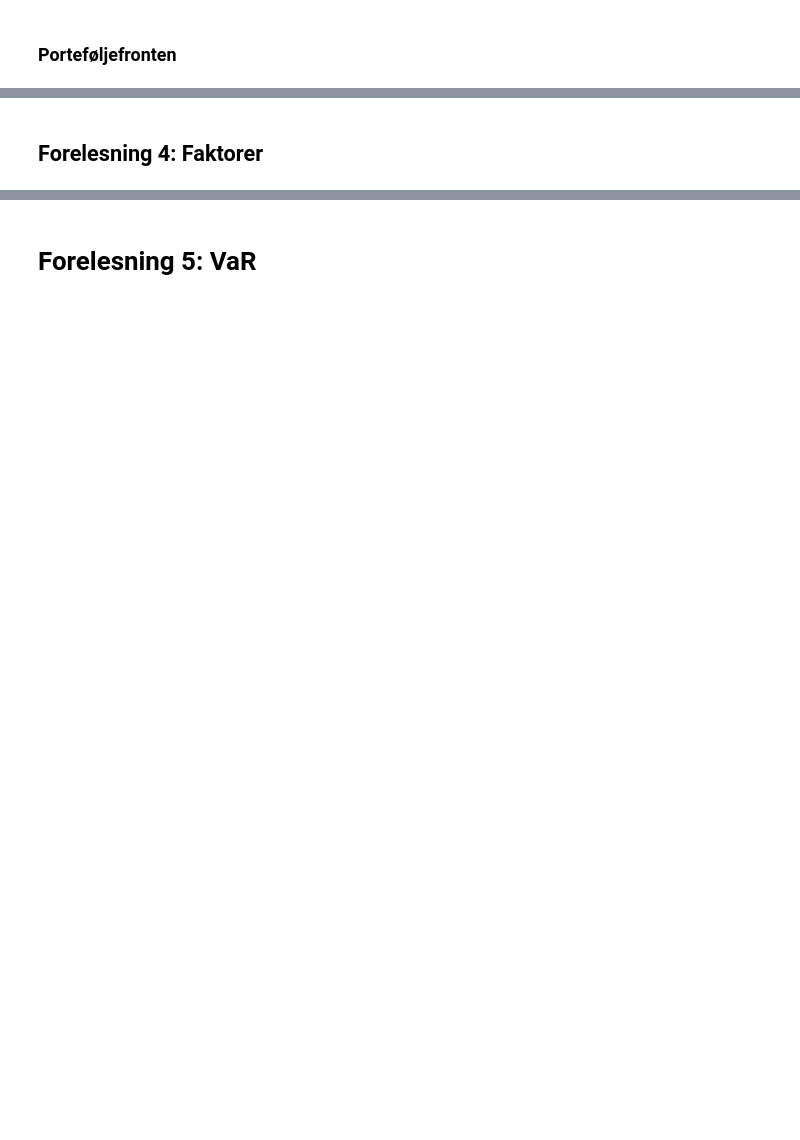
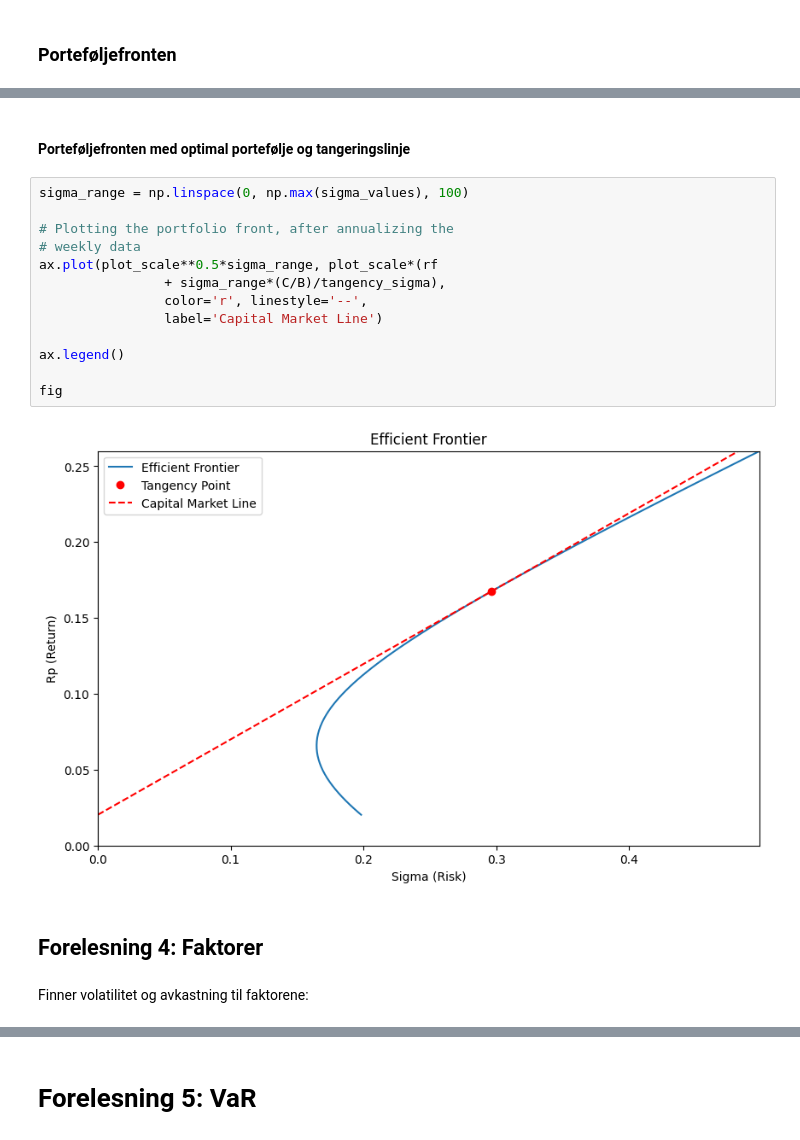
Before and after one commit to uit-sok-3011-h24/uit-sok-3011-h24.github.io, a Jupyter notebook: finans/1-introduksjon.ipynb, the cells around one changed output, grey strips where cells are left out. Drawn from its saved outputs; the diff is of its cells as text; blank space fills up the shorter version.

```diff
--- a/finans/1-introduksjon.ipynb
+++ b/finans/1-introduksjon.ipynb
@@ -193,4 +253,23 @@ array([[   65,     0,     0, ...,     0,     0,     0],
+# %% [markdown]
+#### Porteføljefronten med optimal portefølje og tangeringslinje
+# %%
+sigma_range = np.linspace(0, np.max(sigma_values), 100)
+
+# Plotting the portfolio front, after annualizing the
+# weekly data
+ax.plot(plot_scale**0.5*sigma_range, plot_scale*(rf
+				+ sigma_range*(C/B)/tangency_sigma),
+				color='r', linestyle='--',
+				label='Capital Market Line')
+
+ax.legend()
+
+fig
+# %% [output]
+[figure, added]
 # %% [markdown]
 ## Forelesning 4: Faktorer
+# %% [markdown]
+Finner volatilitet og avkastning til faktorene:
 # %%
 import pandas as pd
```
Also changed, not shown: parts of 25 cells of this notebook, 16 other files.
